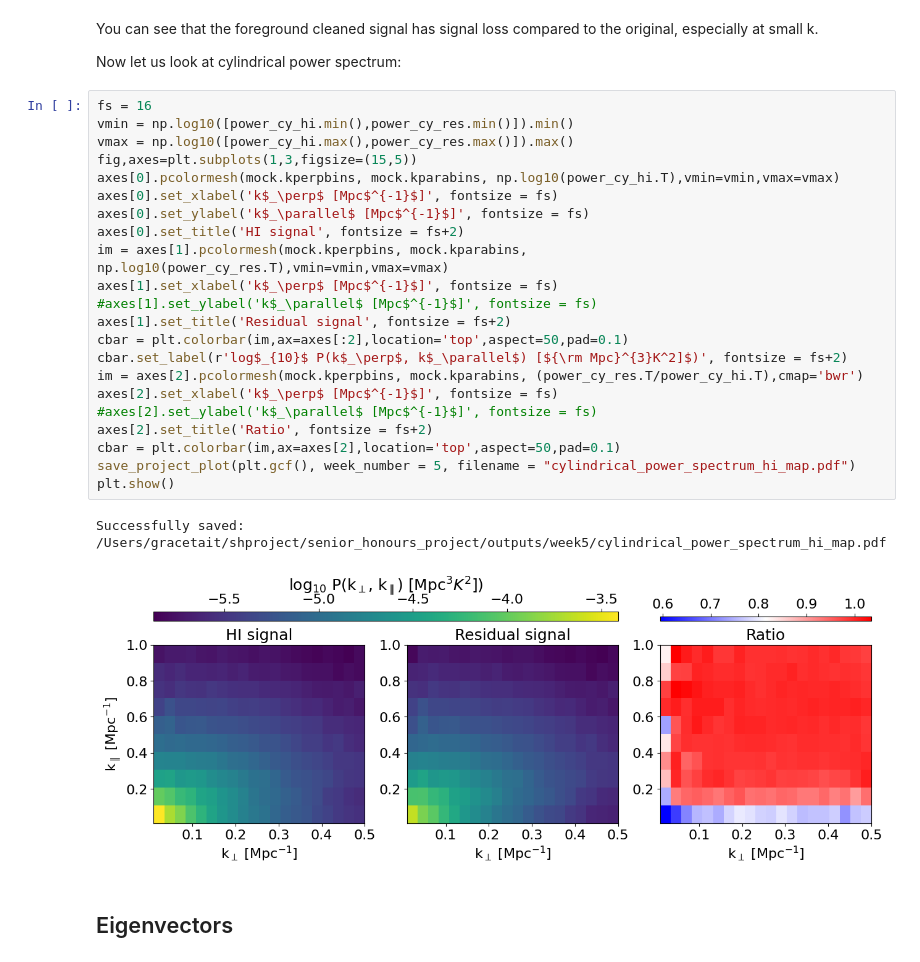
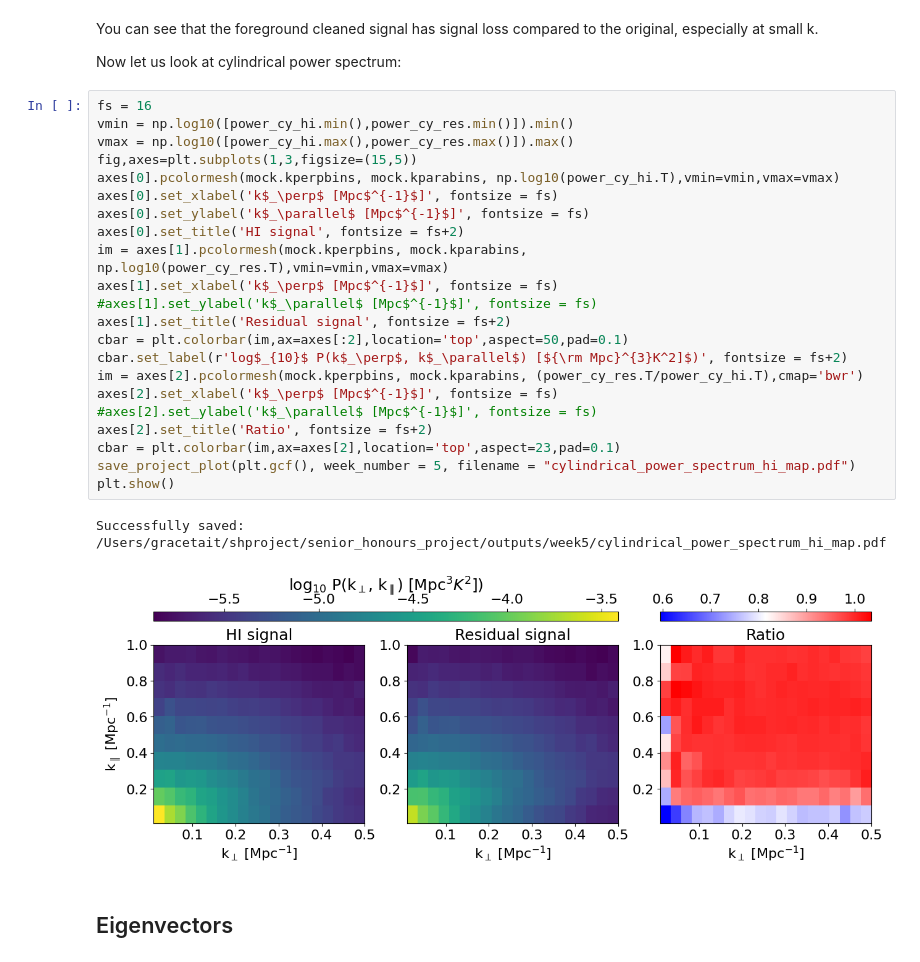
Before and after one commit to grxcetait/senior_honours_project, a Jupyter notebook: notebooks/week3/notebook_2.ipynb, the cells around one changed output. Saved outputs shown, nothing was run; the diff lists cells and outputs as text.

```diff
--- a/notebooks/week3/notebook_2.ipynb
+++ b/notebooks/week3/notebook_2.ipynb
@@ -238,28 +238,28 @@ Now let us look at cylindrical power spectrum:
 # %%
 fs = 16
 vmin = np.log10([power_cy_hi.min(),power_cy_res.min()]).min()
 vmax = np.log10([power_cy_hi.max(),power_cy_res.max()]).max()
 fig,axes=plt.subplots(1,3,figsize=(15,5))
 axes[0].pcolormesh(mock.kperpbins, mock.kparabins, np.log10(power_cy_hi.T),vmin=vmin,vmax=vmax)
 axes[0].set_xlabel('k$_\perp$ [Mpc$^{-1}$]', fontsize = fs)
 axes[0].set_ylabel('k$_\parallel$ [Mpc$^{-1}$]', fontsize = fs)
 axes[0].set_title('HI signal', fontsize = fs+2)
 im = axes[1].pcolormesh(mock.kperpbins, mock.kparabins, np.log10(power_cy_res.T),vmin=vmin,vmax=vmax)
 axes[1].set_xlabel('k$_\perp$ [Mpc$^{-1}$]', fontsize = fs)
 #axes[1].set_ylabel('k$_\parallel$ [Mpc$^{-1}$]', fontsize = fs)
 axes[1].set_title('Residual signal', fontsize = fs+2)
 cbar = plt.colorbar(im,ax=axes[:2],location='top',aspect=50,pad=0.1)
 cbar.set_label(r'log$_{10}$ P(k$_\perp$, k$_\parallel$) [${\rm Mpc}^{3}K^2]$)', fontsize = fs+2)
 im = axes[2].pcolormesh(mock.kperpbins, mock.kparabins, (power_cy_res.T/power_cy_hi.T),cmap='bwr')
 axes[2].set_xlabel('k$_\perp$ [Mpc$^{-1}$]', fontsize = fs)
 #axes[2].set_ylabel('k$_\parallel$ [Mpc$^{-1}$]', fontsize = fs)
 axes[2].set_title('Ratio', fontsize = fs+2)
-cbar = plt.colorbar(im,ax=axes[2],location='top',aspect=50,pad=0.1)
+cbar = plt.colorbar(im,ax=axes[2],location='top',aspect=23,pad=0.1)
 save_project_plot(plt.gcf(), week_number = 5, filename = "cylindrical_power_spectrum_hi_map.pdf")
 plt.show()
 # %% [output]
 Successfully saved: /Users/gracetait/shproject/senior_honours_project/outputs/week5/cylindrical_power_spectrum_hi_map.pdf
-[figure, old version]
+[figure, new version]
 # %% [markdown]
 ## Eigenvectors
 # %%
```
Also changed, not shown: parts of 1 cell of this notebook, 14 other files.
